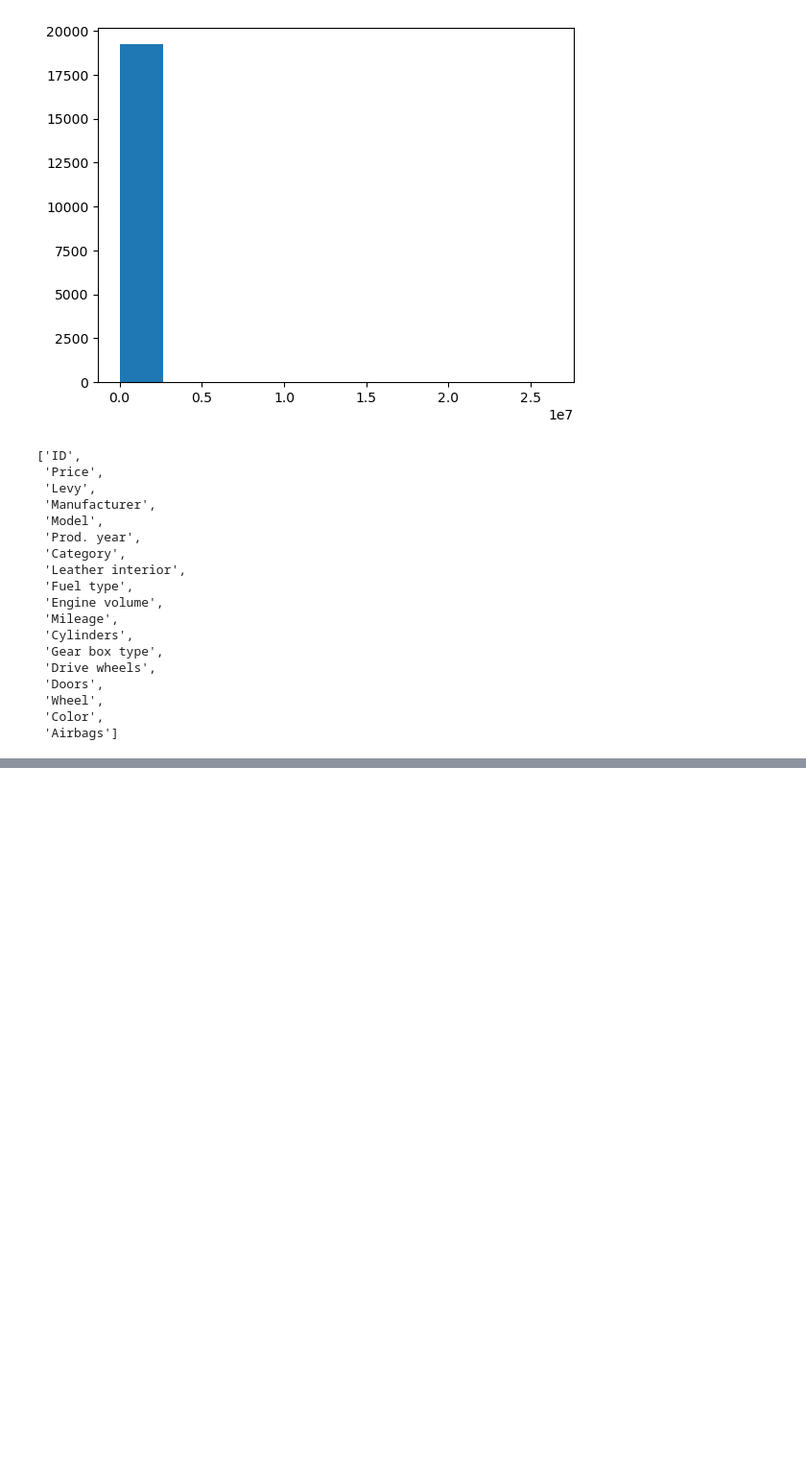
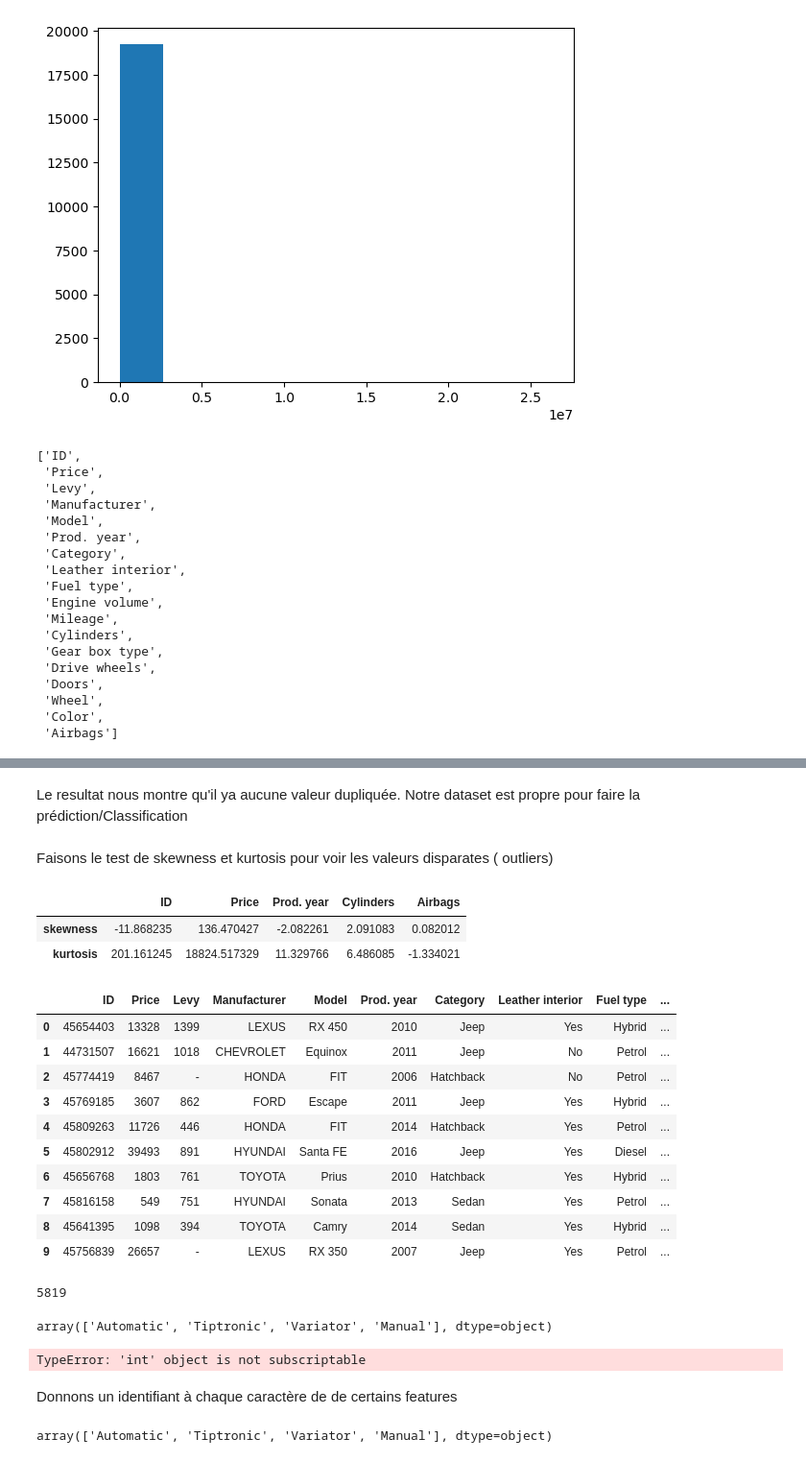
Before and after one commit to FoubaDev/Car_Price_Prediction, a Jupyter notebook: Car_Price_Prediction.ipynb, the cells around one changed output, grey strips where cells are left out. Shown: that part at 96% size. Saved outputs shown, nothing was run; the diff lists cells and outputs as text; code cells hidden in the pictures; blank space fills up the shorter version.

```diff
--- a/Car_Price_Prediction.ipynb
+++ b/Car_Price_Prediction.ipynb
@@ -94,0 +162,62 @@ columns
+# %% [markdown]
+Le resultat nous montre qu'il ya aucune valeur dupliquée. Notre dataset est propre pour faire la prédiction/Classification
+# %% [markdown]
+Faisons le test de skewness et kurtosis pour voir les valeurs disparates ( outliers)
+# %%
+pd.DataFrame(data=[df[columns].skew(),df[columns].kurtosis()],index=['skewness','kurtosis'])
+# %% [output]
+|  | ID | Price | Prod. year | Cylinders | Airbags |
+| skewness | -11.868235 | 136.470427 | -2.082261 | 2.091083 | 0.082012 |
+| kurtosis | 201.161245 | 18824.517329 | 11.329766 | 6.486085 | -1.334021 |
+# %%
+df.head(10)
+# %% [output]
+|  | ID | Price | Levy | Manufacturer | Model | Prod. year | Category | Leather interior | Fuel type | ... |
+| 0 | 45654403 | 13328 | 1399 | LEXUS | RX 450 | 2010 | Jeep | Yes | Hybrid | ... |
+| 1 | 44731507 | 16621 | 1018 | CHEVROLET | Equinox | 2011 | Jeep | No | Petrol | ... |
+| 2 | 45774419 | 8467 | - | HONDA | FIT | 2006 | Hatchback | No | Petrol | ... |
+| 3 | 45769185 | 3607 | 862 | FORD | Escape | 2011 | Jeep | Yes | Hybrid | ... |
+| 4 | 45809263 | 11726 | 446 | HONDA | FIT | 2014 | Hatchback | Yes | Petrol | ... |
+| 5 | 45802912 | 39493 | 891 | HYUNDAI | Santa FE | 2016 | Jeep | Yes | Diesel | ... |
+| 6 | 45656768 | 1803 | 761 | TOYOTA | Prius | 2010 | Hatchback | Yes | Hybrid | ... |
+| 7 | 45816158 | 549 | 751 | HYUNDAI | Sonata | 2013 | Sedan | Yes | Petrol | ... |
+| 8 | 45641395 | 1098 | 394 | TOYOTA | Camry | 2014 | Sedan | Yes | Hybrid | ... |
+| 9 | 45756839 | 26657 | - | LEXUS | RX 350 | 2007 | Jeep | Yes | Petrol | ... |
+# %%
+(df['Levy']=='-').sum()
+# %% [output]
+5819
+# %%
+df['Gear box type'].unique()
+# %% [output]
+array(['Automatic', 'Tiptronic', 'Variator', 'Manual'], dtype=object)
+# %%
+def toFloat(x):
+    flt = float(x)
+    return flt
+
+def removeKm(x):
+    x = x[:-3]
+    return toFloat(x)
+
+df.replace({'':np.nan}, inplace = True)
+
+# remplacer le km en float
+
+df['Mileage'] = df['Mileage'].map(lambda x:removeKm(x) )
+
+# transformer le price en float
+
+df['Price'] = df['Price'].map(lambda x:toFloat(x) )
+
+# transformer l'année en float
+
+df['Prod. year'] = df['Prod. year'].map(lambda x:toFloat(x) )
+# %% [output]
+TypeError: 'int' object is not subscriptable
+# %% [markdown]
+Donnons un identifiant à chaque caractère de de certains features
+# %%
+df['Gear box type'].unique()
+# %% [output]
+array(['Automatic', 'Tiptronic', 'Variator', 'Manual'], dtype=object)
```
Also changed, not shown: parts of 14 cells of this notebook, 1 other file.
